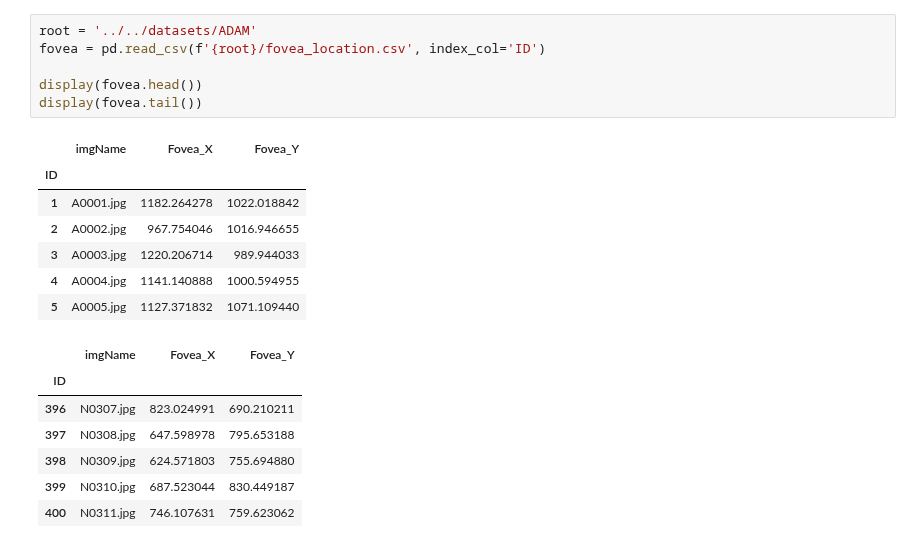
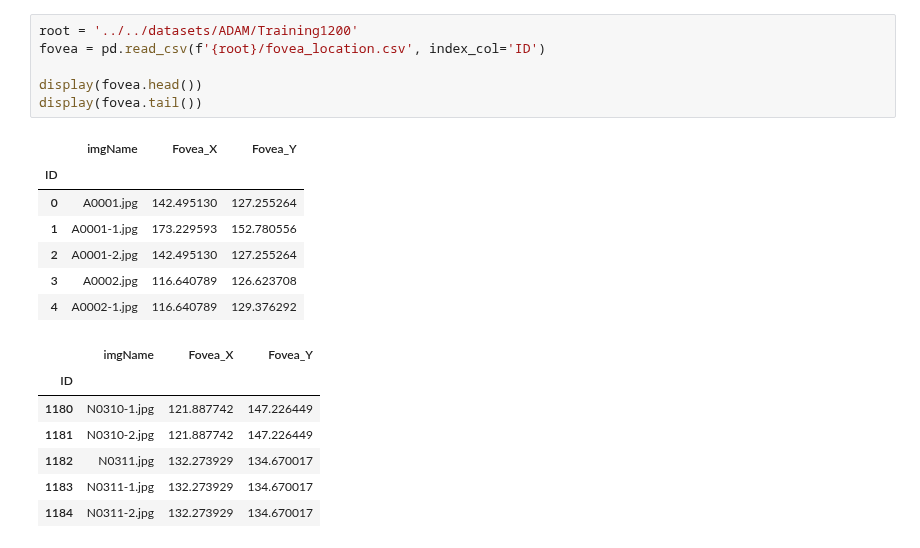
Before and after one commit to mihawb/dnn-lang-comparison, a Jupyter notebook: python/pytorch/detection_sandbox.ipynb, the cells around one changed output. Cells and saved outputs as stored; diff of their text form.

```diff
--- a/python/pytorch/detection_sandbox.ipynb
+++ b/python/pytorch/detection_sandbox.ipynb
@@ -18,23 +24,23 @@ print(f'CUDA enabled: {use_cuda}')
 # %% [output]
 CUDA enabled: True
 # %%
-root = '../../datasets/ADAM'
+root = '../../datasets/ADAM/Training1200'
 fovea = pd.read_csv(f'{root}/fovea_location.csv', index_col='ID')
 
 display(fovea.head())
 display(fovea.tail())
 # %% [output]
 |  | imgName | Fovea_X | Fovea_Y |
 | ID |  |  |  |
-| 1 | A0001.jpg | 1182.264278 | 1022.018842 |
-| 2 | A0002.jpg | 967.754046 | 1016.946655 |
-| 3 | A0003.jpg | 1220.206714 | 989.944033 |
-| 4 | A0004.jpg | 1141.140888 | 1000.594955 |
-| 5 | A0005.jpg | 1127.371832 | 1071.109440 |
+| 0 | A0001.jpg | 142.495130 | 127.255264 |
+| 1 | A0001-1.jpg | 173.229593 | 152.780556 |
+| 2 | A0001-2.jpg | 142.495130 | 127.255264 |
+| 3 | A0002.jpg | 116.640789 | 126.623708 |
+| 4 | A0002-1.jpg | 116.640789 | 129.376292 |
 |  | imgName | Fovea_X | Fovea_Y |
 | ID |  |  |  |
-| 396 | N0307.jpg | 823.024991 | 690.210211 |
-| 397 | N0308.jpg | 647.598978 | 795.653188 |
-| 398 | N0309.jpg | 624.571803 | 755.694880 |
-| 399 | N0310.jpg | 687.523044 | 830.449187 |
-| 400 | N0311.jpg | 746.107631 | 759.623062 |
+| 1180 | N0310-1.jpg | 121.887742 | 147.226449 |
+| 1181 | N0310-2.jpg | 121.887742 | 147.226449 |
+| 1182 | N0311.jpg | 132.273929 | 134.670017 |
+| 1183 | N0311-1.jpg | 132.273929 | 134.670017 |
+| 1184 | N0311-2.jpg | 132.273929 | 134.670017 |
```
Also changed, not shown: parts of 15 cells of this notebook, 6 other files.
